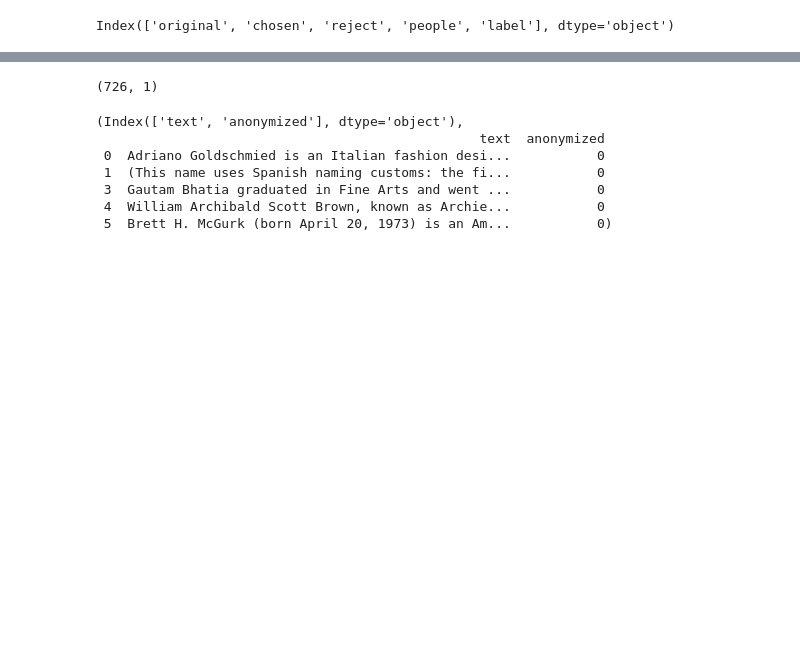
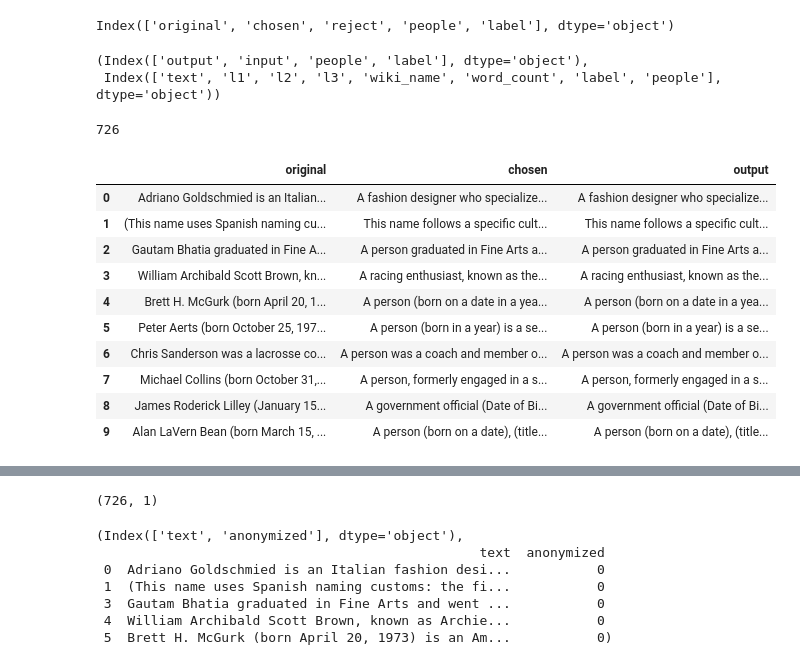
Before and after one commit to e-strauss/AnonymizationXAI, a Jupyter notebook: DataExploration.ipynb, the cells around one changed output, grey strips where cells are left out. Cells and saved outputs as stored; diff of their text form; code cells hidden in the pictures; blank space fills up the shorter version.

```diff
--- a/DataExploration.ipynb
+++ b/DataExploration.ipynb
@@ -7,3 +7,11 @@ df = read_jsonl("DB-bio/train_dpo.jsonl")
 df.columns
 # %% [output]
 Index(['original', 'chosen', 'reject', 'people', 'label'], dtype='object')
+# %%
+df_dpo = read_jsonl("DB-bio/train_dpo.jsonl")
+df_sft = read_jsonl("DB-bio/train_sft.jsonl")
+df_train = read_jsonl("DB-bio/train.jsonl")
+df_sft.columns, df_train.columns
+# %% [output]
+(Index(['output', 'input', 'people', 'label'], dtype='object'),
+ Index(['text', 'l1', 'l2', 'l3', 'wiki_name', 'word_count', 'label', 'people'], dtype='object'))
@@ -9,0 +21,20 @@ Index(['original', 'chosen', 'reject', 'people', 'label'], dtype='object')
+# %%
+joined = pd.merge(df_dpo, df_sft, on="original", how="inner")
+joined = joined[["original", "chosen", "output"]]
+len(joined)
+# %% [output]
+726
+# %%
+joined.head(10)
+# %% [output]
+|  | original | chosen | output |
+| 0 | Adriano Goldschmied is an Italian... | A fashion designer who specialize... | A fashion designer who specialize... |
+| 1 | (This name uses Spanish naming cu... | This name follows a specific cult... | This name follows a specific cult... |
+| 2 | Gautam Bhatia graduated in Fine A... | A person graduated in Fine Arts a... | A person graduated in Fine Arts a... |
+| 3 | William Archibald Scott Brown, kn... | A racing enthusiast, known as the... | A racing enthusiast, known as the... |
+| 4 | Brett H. McGurk (born April 20, 1... | A person (born on a date in a yea... | A person (born on a date in a yea... |
+| 5 | Peter Aerts (born October 25, 197... | A person (born in a year) is a se... | A person (born in a year) is a se... |
+| 6 | Chris Sanderson was a lacrosse co... | A person was a coach and member o... | A person was a coach and member o... |
+| 7 | Michael Collins (born October 31,... | A person, formerly engaged in a s... | A person, formerly engaged in a s... |
+| 8 | James Roderick Lilley (January 15... | A government official (Date of Bi... | A government official (Date of Bi... |
+| 9 | Alan LaVern Bean (born March 15, ... | A person (born on a date), (title... | A person (born on a date), (title... |
```
Also changed, not shown: parts of 7 cells of this notebook.
